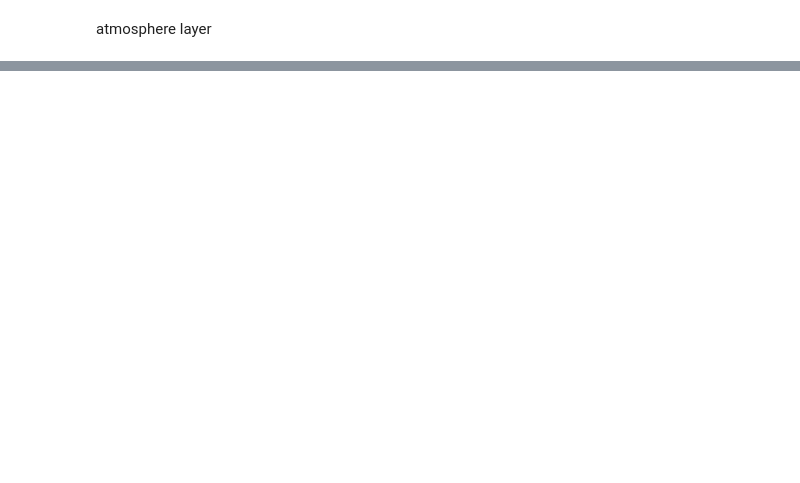
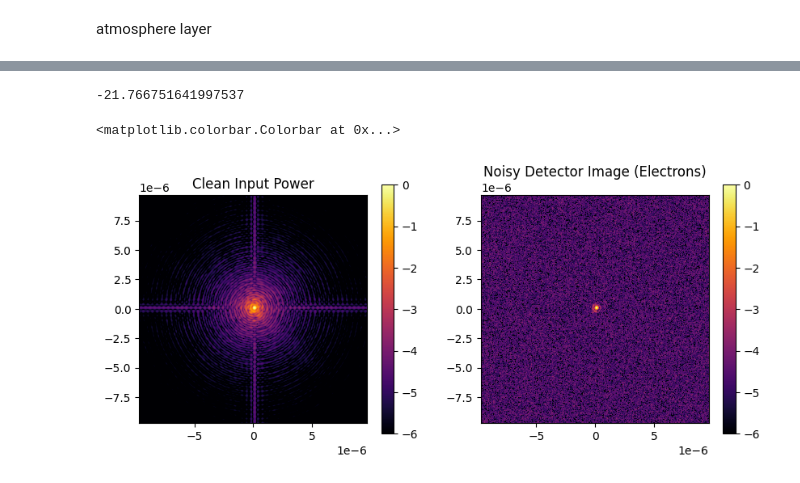
Before and after one commit to yizharf9/qkd, a Jupyter notebook: oct_2025/simulation.ipynb, the cells around one changed output, grey strips where cells are left out. Cells and saved outputs as stored; diff of their text form; code cells hidden in the pictures; blank space fills up the shorter version.

Commit message:
added noise flag and noise functionality to simulation need to check that the pib distribution behaves accordingly!

```diff
--- a/oct_2025/simulation.ipynb
+++ b/oct_2025/simulation.ipynb
@@ -122 +114,22 @@ hci.imshow_field(im,cmap="inferno",vmin=-6,vmax=0)
+# %%
+# Get the noisy image from your function
+noisy_image = utils.add_noise_to_wavefront(wf_turb_prop, telescope_diameter,stellar_magnitude=14)
+psf_like = lambda x : np.log10(x/x.max())
+print(noisy_image.min())
+# Plotting
+plt.figure(figsize=(10, 4))
+
+plt.subplot(1, 2, 1)
+hci.imshow_field(psf_like(wf_turb_prop.intensity),cmap = "inferno",vmax=0,vmin=-6)
+plt.title("Clean Input Power")
+plt.colorbar()
+
+plt.subplot(1, 2, 2)
+hci.imshow_field(psf_like(abs(noisy_image)**2),cmap = "inferno",vmax=0,vmin=-6)
+plt.title("Noisy Detector Image (Electrons)")
+plt.colorbar()
+# %% [output]
+-21.766751641997537
+<matplotlib.colorbar.Colorbar at 0x...>
+[figure, added]
 # %%
```
Also changed, not shown: parts of 7 cells of this notebook, 3 other files.
